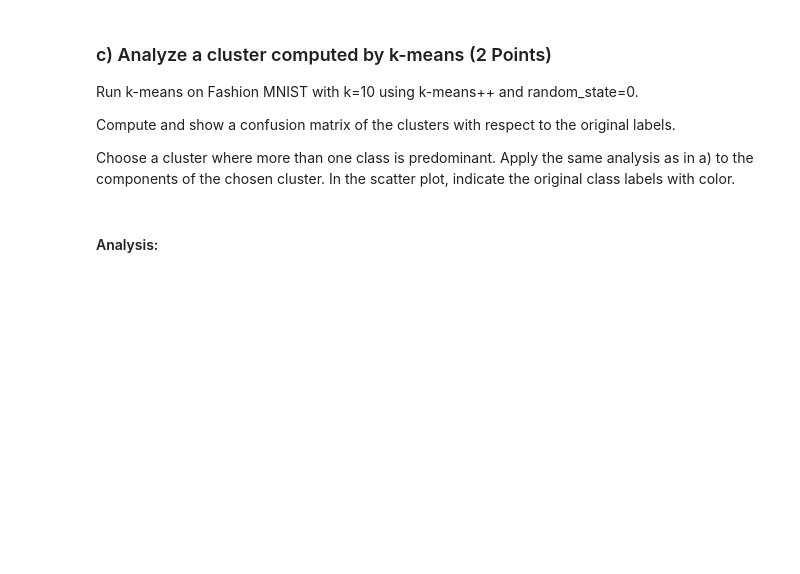
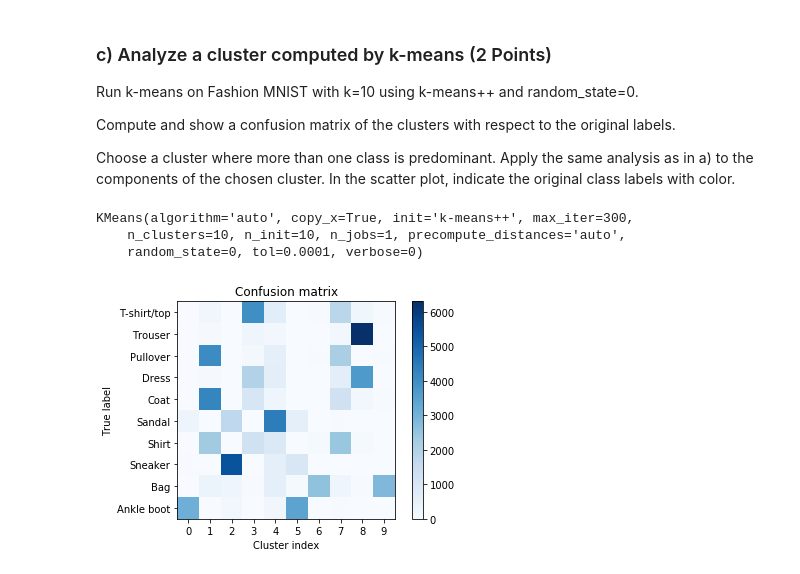
Before and after one commit to Mesoptier/ML-course, a Jupyter notebook: FDM_Challenge_Part1.ipynb, the cells around one changed output. Saved outputs shown, nothing was run; the diff lists cells and outputs as text; code cells hidden in the pictures; blank space fills up the shorter version.

```diff
--- a/FDM_Challenge_Part1.ipynb
+++ b/FDM_Challenge_Part1.ipynb
@@ -227,5 +227,29 @@ Compute and show a confusion matrix of the clusters with respect to the original
 
 Choose a cluster where more than one class is predominant.
 Apply the same analysis as in a) to the components of the chosen cluster. In the scatter plot, indicate the original class labels with color.
-# %% [markdown]
-#### Analysis:
+# %%
+kmeans = KMeans(n_clusters=10, random_state=0)
+kmeans.fit(X)
+# %% [output]
+KMeans(algorithm='auto', copy_x=True, init='k-means++', max_iter=300,
+    n_clusters=10, n_init=10, n_jobs=1, precompute_distances='auto',
+    random_state=0, tol=0.0001, verbose=0)
+# %%
+from sklearn.metrics import confusion_matrix
+
+# Compute confusion matrix
+y_pred = kmeans.predict(X)
+cm = confusion_matrix(y, y_pred)
+# %%
+# Show confusion matrix
+plt.imshow(cm, interpolation='nearest', cmap=plt.cm.Blues)
+plt.title('Confusion matrix')
+plt.colorbar()
+plt.xticks(range(10), range(10))
+plt.yticks(range(len(fmnist_classes)), fmnist_classes.values())
+plt.ylabel('True label')
+plt.xlabel('Cluster index')
+
+plt.show()
+# %% [output]
+[figure, added]
```
Also changed, not shown: parts of 2 cells of this notebook.
